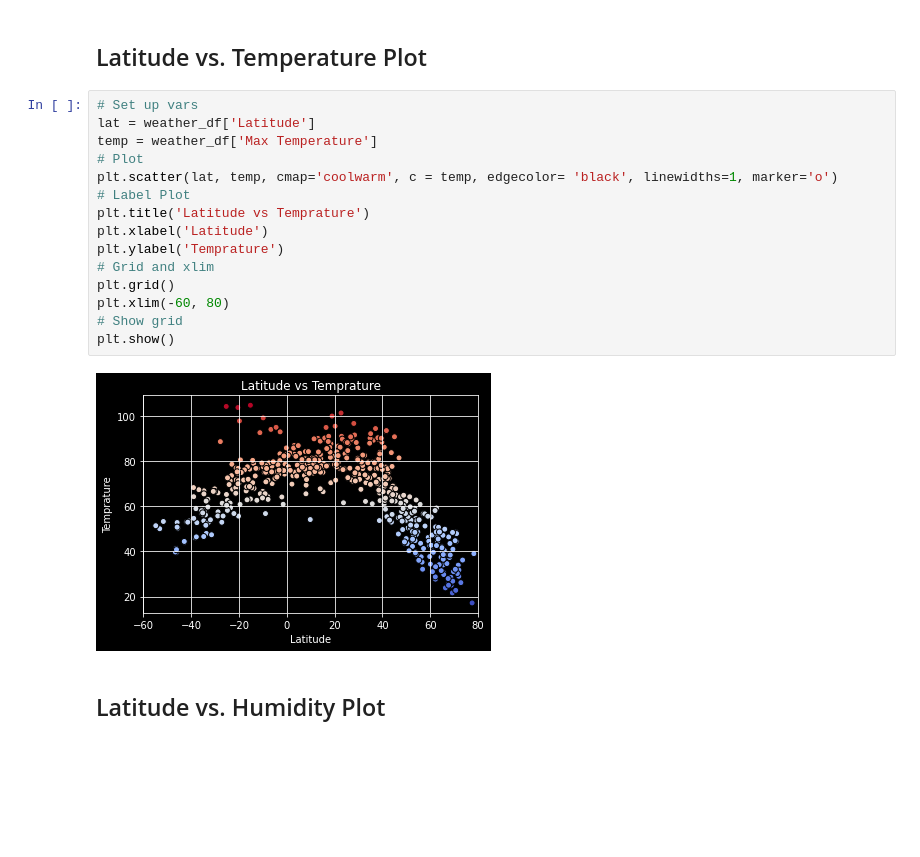
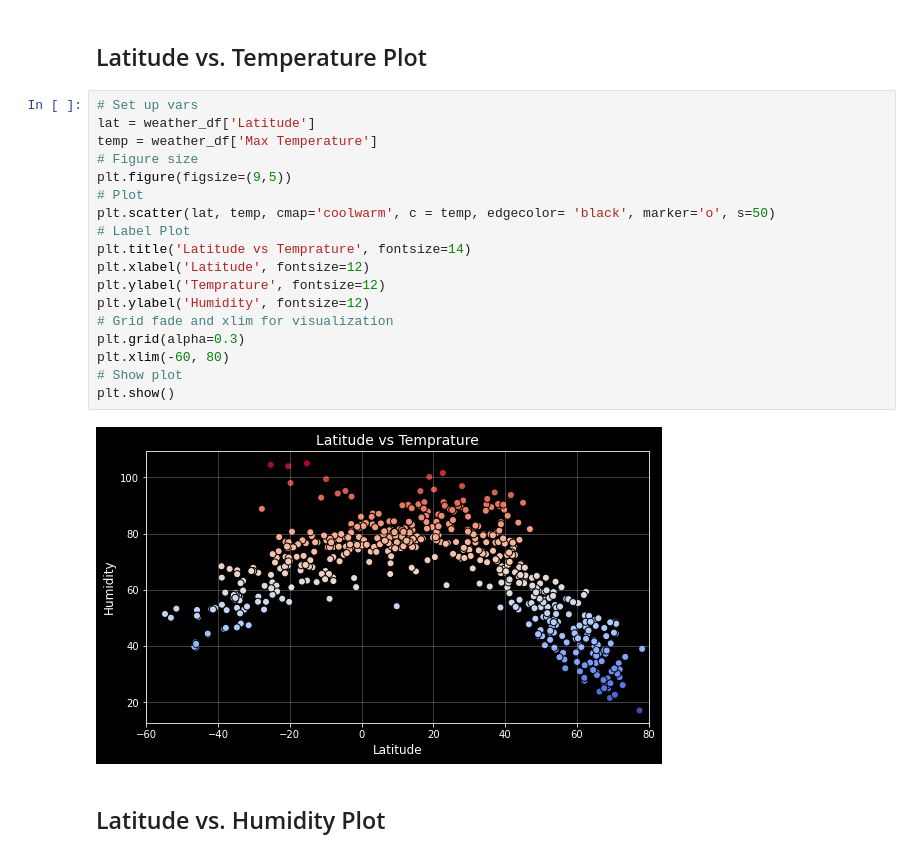
Before and after one commit to cheyroseflammer/python-api-challege, a Jupyter notebook: WeatherPy.ipynb, the cells around one changed output. Saved outputs shown, nothing was run; the diff lists cells and outputs as text; blank space fills up the shorter version.

```diff
--- a/WeatherPy.ipynb
+++ b/WeatherPy.ipynb
@@ -186,19 +186,22 @@ weather_df.describe()
 # %%
 # Set up vars
 lat = weather_df['Latitude']
 temp = weather_df['Max Temperature']
+# Figure size
+plt.figure(figsize=(9,5))
 # Plot
-plt.scatter(lat, temp, cmap='coolwarm', c = temp, edgecolor= 'black', linewidths=1, marker='o')
+plt.scatter(lat, temp, cmap='coolwarm', c = temp, edgecolor= 'black', marker='o', s=50)
 # Label Plot
-plt.title('Latitude vs Temprature')
-plt.xlabel('Latitude')
-plt.ylabel('Temprature')
-# Grid and xlim
-plt.grid()
+plt.title('Latitude vs Temprature', fontsize=14)
+plt.xlabel('Latitude', fontsize=12)
+plt.ylabel('Temprature', fontsize=12)
+plt.ylabel('Humidity', fontsize=12)
+# Grid fade and xlim for visualization
+plt.grid(alpha=0.3)
 plt.xlim(-60, 80)
-# Show grid
+# Show plot
 plt.show()
 # %% [output]
-[figure, old version]
+[figure, new version]
 # %% [markdown]
 ## Latitude vs. Humidity Plot
```
Also changed, not shown: parts of 2 cells of this notebook.
